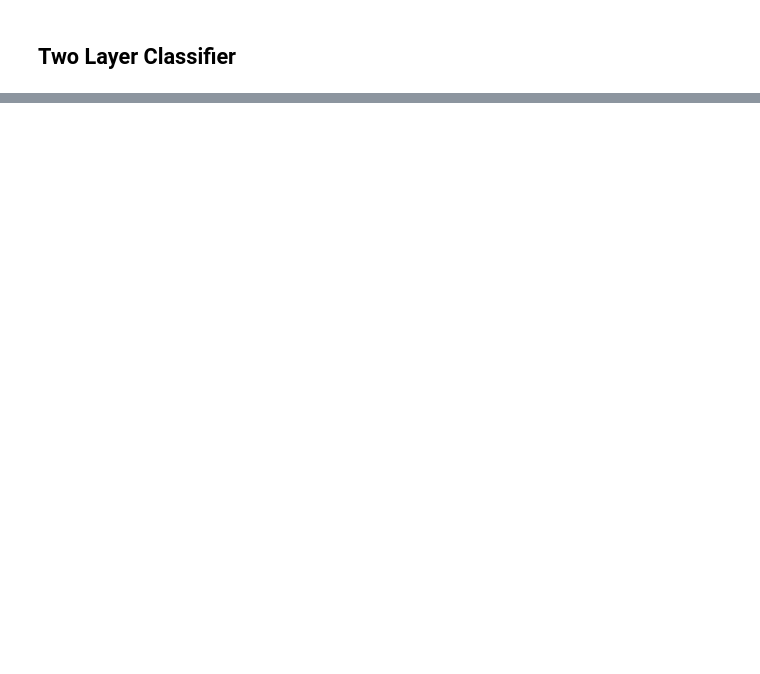
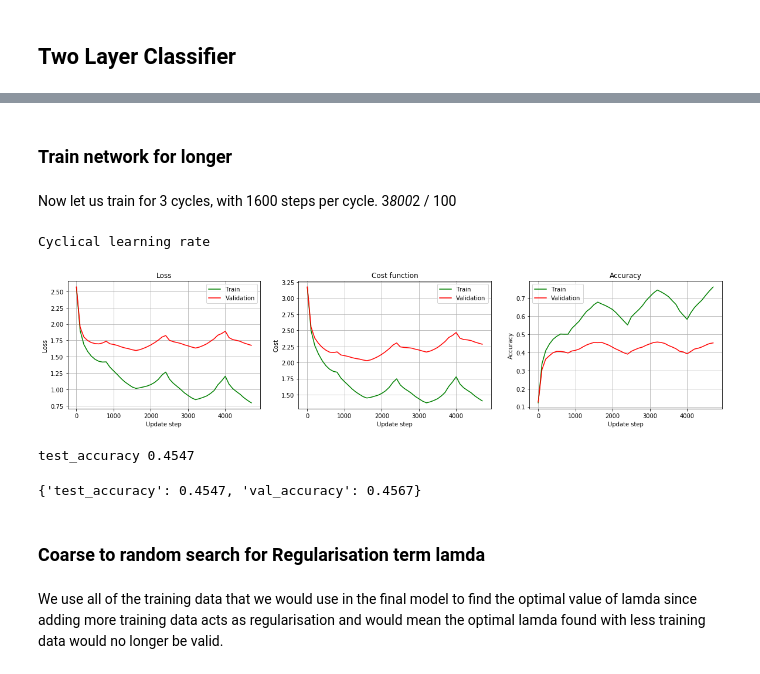
Before and after one commit to 09panesara/DD2424-Deep-Learning, a Jupyter notebook: Lab2/Lab2.ipynb, the cells around one changed output, grey strips where cells are left out. Saved outputs shown, nothing was run; the diff lists cells and outputs as text; code cells hidden in the pictures; blank space fills up the shorter version.

```diff
--- a/Lab2/Lab2.ipynb
+++ b/Lab2/Lab2.ipynb
@@ -174,0 +423,19 @@ train_X, val_X, test_X = clf.normalise(train_X, val_X, test_X)
+# %% [markdown]
+### Train network for longer
+# %% [markdown]
+Now let us train for 3 cycles, with 1600 steps per cycle. 3*800*2 / 100
+# %%
+params = {'lamda': 0.01, 'n_epochs':  48, 'batch_size': 100, 'n_hidden': 50,
+          'eta_min': 10**-5, 'eta_max': 0.1, 'n_s': 800}
+
+train_model(params, datasets, plot_acc_costs=True)
+# %% [output]
+Cyclical learning rate
+[figure, added]
+test_accuracy 0.4547
+{'test_accuracy': 0.4547, 'val_accuracy': 0.4567}
+# %% [markdown]
+### Coarse to random search for Regularisation term lamda
+# %% [markdown]
+We use all of the training data that we would use in the final model to find the optimal value of lamda since adding more training data acts as regularisation and would mean the optimal lamda found with less training data
+would no longer be valid.
```
Also changed, not shown: parts of 50 cells of this notebook, 10 other files.
